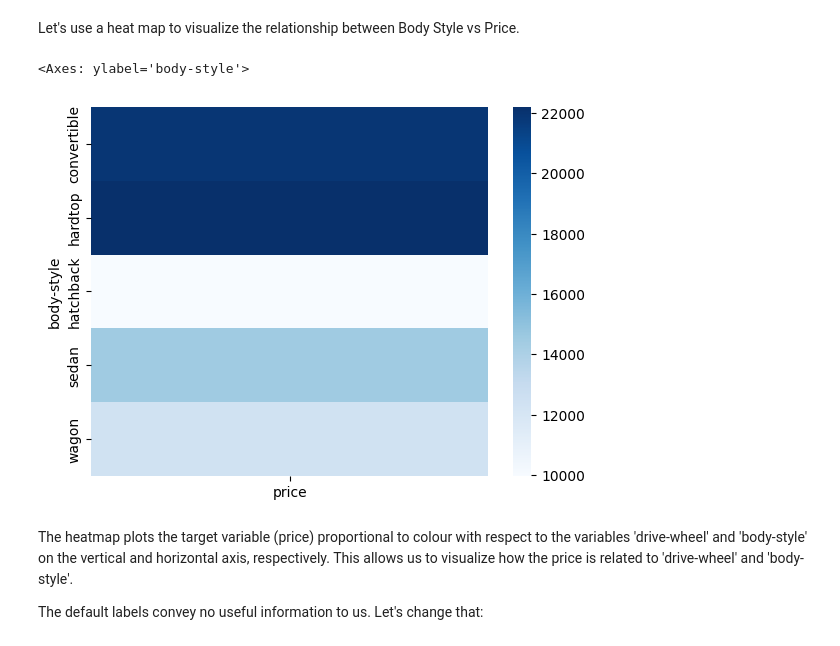
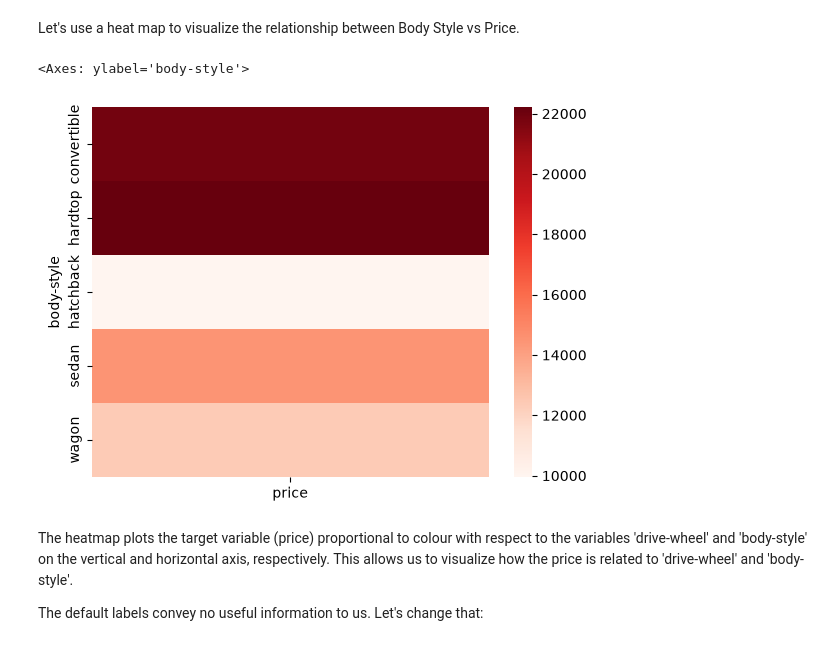
Before and after one commit to hoangnam-2k6/IUH-AI, a Jupyter notebook: tuan3/Bai01.ipynb, the cells around one changed output. Cells and saved outputs as stored; diff of their text form; code cells hidden in the pictures.

```diff
--- a/tuan3/Bai01.ipynb
+++ b/tuan3/Bai01.ipynb
@@ -664,11 +628,11 @@ import matplotlib.pyplot as plt
 # %% [markdown]
 Let's use a heat map to visualize the relationship between Body Style vs Price.
 # %%
-heat = df.groupby('body-style')['price'].mean().to_frame()
-sns.heatmap(heat, cmap='Blues')
+heat1 = df.groupby('body-style')['price'].mean().to_frame()
+sns.heatmap(heat1, cmap='Reds')
 # %% [output]
 <Axes: ylabel='body-style'>
-[figure, old version]
+[figure, new version]
 # %% [markdown]
 <p>The heatmap plots the target variable (price) proportional to colour with respect to the variables 'drive-wheel' and 'body-style' on the vertical and horizontal axis, respectively. This allows us to visualize how the price is related to 'drive-wheel' and 'body-style'.</p>
 
```
Also changed, not shown: parts of 41 cells of this notebook, 1 other file.
